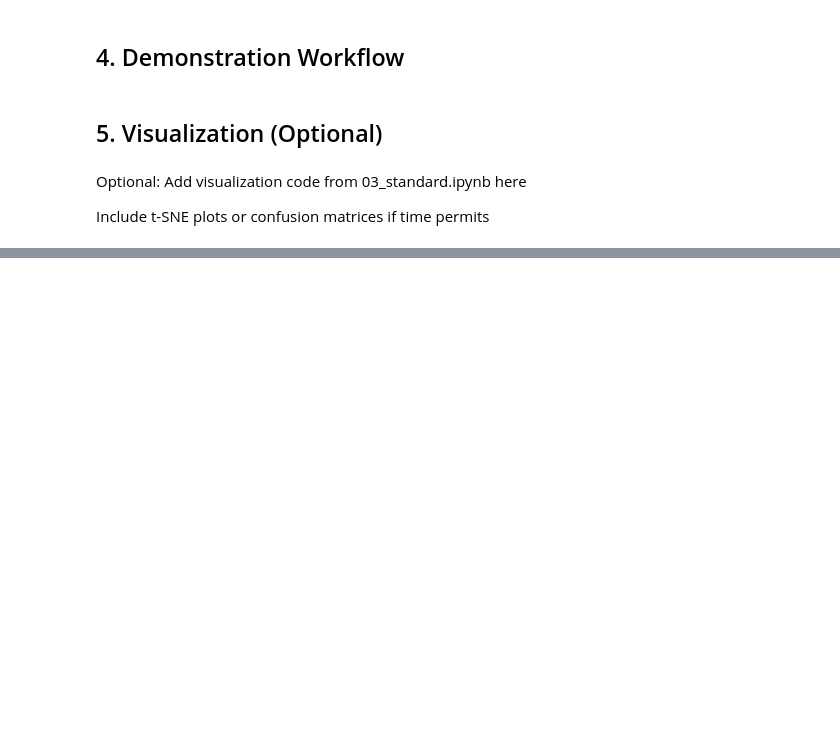
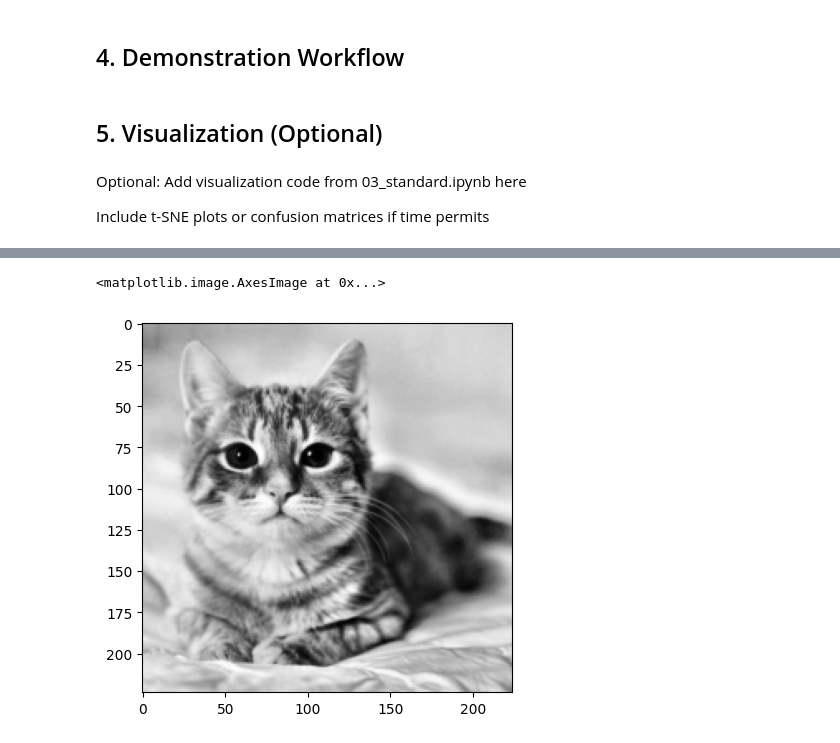
Before and after one commit to amnessa/MECH536, a Jupyter notebook: me_term_project/05_feedback_mechanism.ipynb, the cells around one changed output, grey strips where cells are left out. Cells and saved outputs as stored; diff of their text form; code cells hidden in the pictures; blank space fills up the shorter version.

```diff
--- a/me_term_project/05_feedback_mechanism.ipynb
+++ b/me_term_project/05_feedback_mechanism.ipynb
@@ -166,0 +237,12 @@ Include t-SNE plots or confusion matrices if time permits
+# %%
+im_path = Path('dataset_demo_processed','Kt_3.bmp') # path to image
+assert im_path.exists()
+
+im = skimage.io.imread(im_path, as_gray=True) # load image
+
+# display the image to verify it loads as expected
+fig, ax = plt.subplots()
+ax.imshow(im, cmap='gray')
+# %% [output]
+<matplotlib.image.AxesImage at 0x...>
+[figure, added]
```
Also changed, not shown: parts of 5 cells of this notebook, 20 other files.
